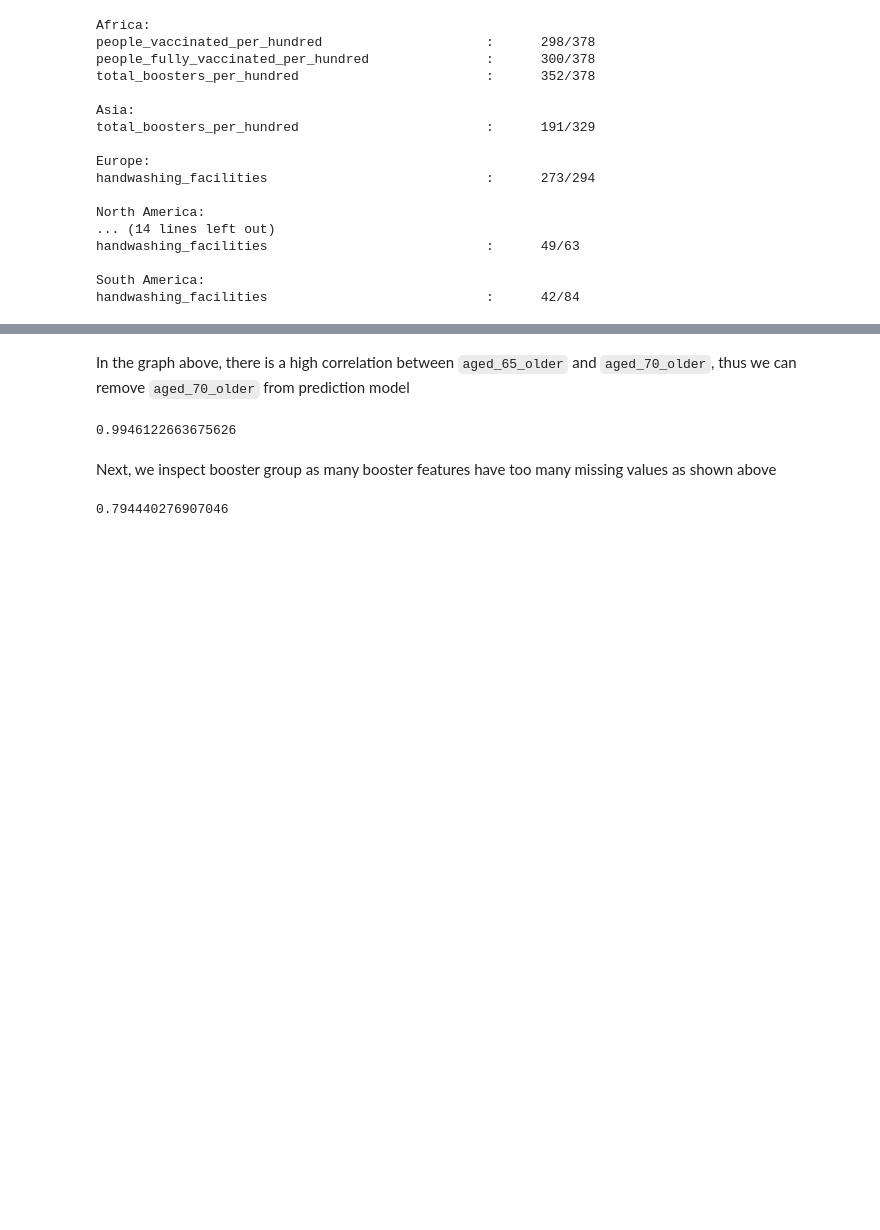
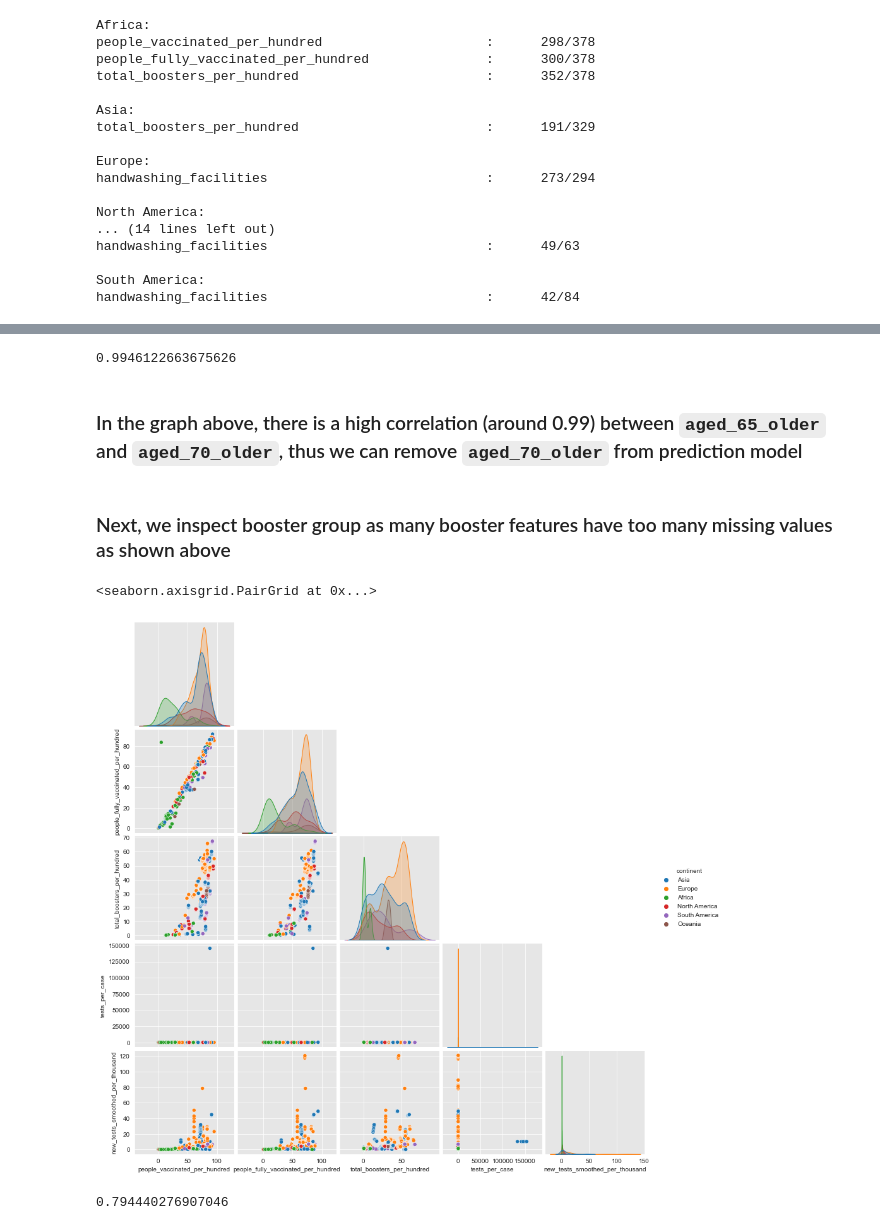
Before and after one commit to Ashimory/regression, a Jupyter notebook: regression.ipynb, the cells around one changed output, grey strips where cells are left out. Drawn from its saved outputs; the diff is of its cells as text; code cells hidden in the pictures; blank space fills up the shorter version.

````diff
--- a/regression.ipynb
+++ b/regression.ipynb
@@ -101,24 +123,27 @@ sns.set_style("darkgrid", {"axes.facecolor": ".9"})
-# %% [markdown]
-In the graph above, there is a high correlation between ```aged_65_older``` and ```aged_70_older```, thus we can remove ```aged_70_older``` from prediction model
 # %%
 df["aged_70_older"].corr(df["aged_65_older"])
 # %% [output]
 0.9946122663675626
+# %% [markdown]
+### In the graph above, there is a high correlation (around 0.99) between ```aged_65_older``` and ```aged_70_older```, thus we can remove ```aged_70_older``` from prediction model
 # %%
 df.drop(["aged_70_older"], inplace=True, axis=1)
 # %% [markdown]
-Next, we inspect booster group as many booster features have too many missing values as shown above
+### Next, we inspect booster group as many booster features have too many missing values as shown above
 # %%
-# boost_cols = [
-#     "continent",
-#     "people_vaccinated_per_hundred",
-#     "people_fully_vaccinated_per_hundred",
-#     "total_boosters_per_hundred",
-#     "tests_per_case",
-#     "new_tests_smoothed_per_thousand"]
+boost_cols = [
+    "continent",
+    "people_vaccinated_per_hundred",
+    "people_fully_vaccinated_per_hundred",
+    "total_boosters_per_hundred",
+    "tests_per_case",
+    "new_tests_smoothed_per_thousand"]
 
-# df_boost = df.loc[:, boost_cols]
-# sns.pairplot(df_boost, hue="continent", corner=True)
+df_boost = df.loc[:, boost_cols]
+sns.pairplot(df_boost, hue="continent", corner=True)
+# %% [output]
+<seaborn.axisgrid.PairGrid at 0x...>
+[figure, added]
 # %%
 df["people_fully_vaccinated_per_hundred"].corr(df["total_boosters_per_hundred"])
 # %% [output]
````
Also changed, not shown: parts of 110 cells of this notebook, 3 other files.
